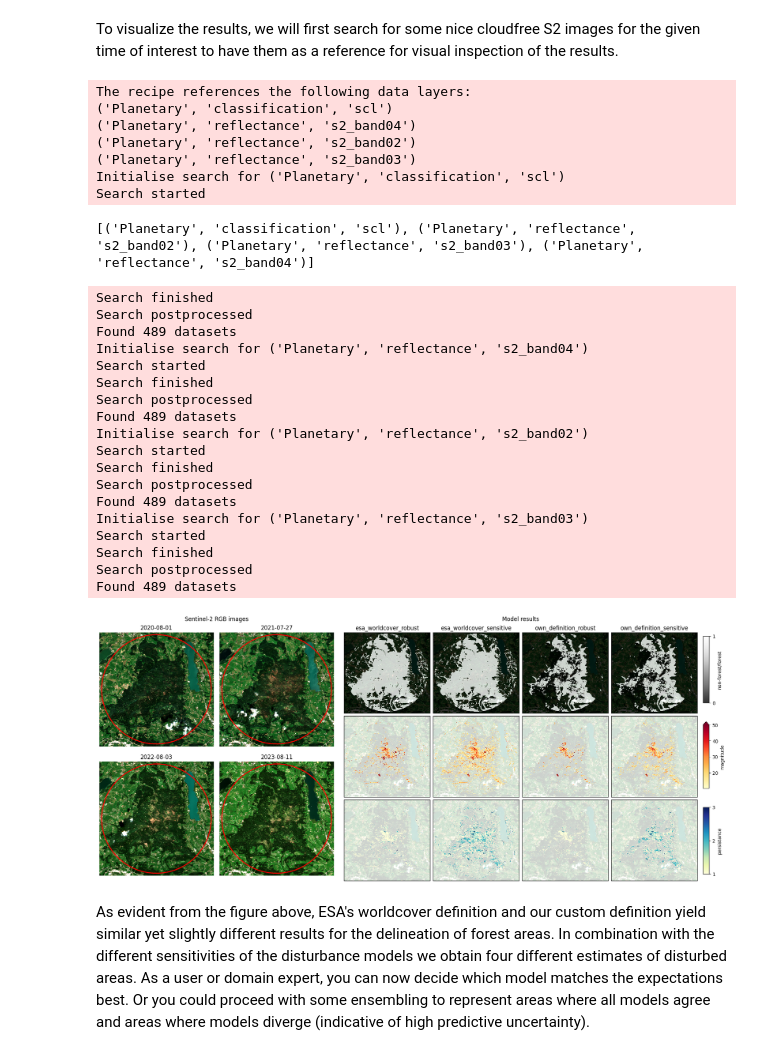
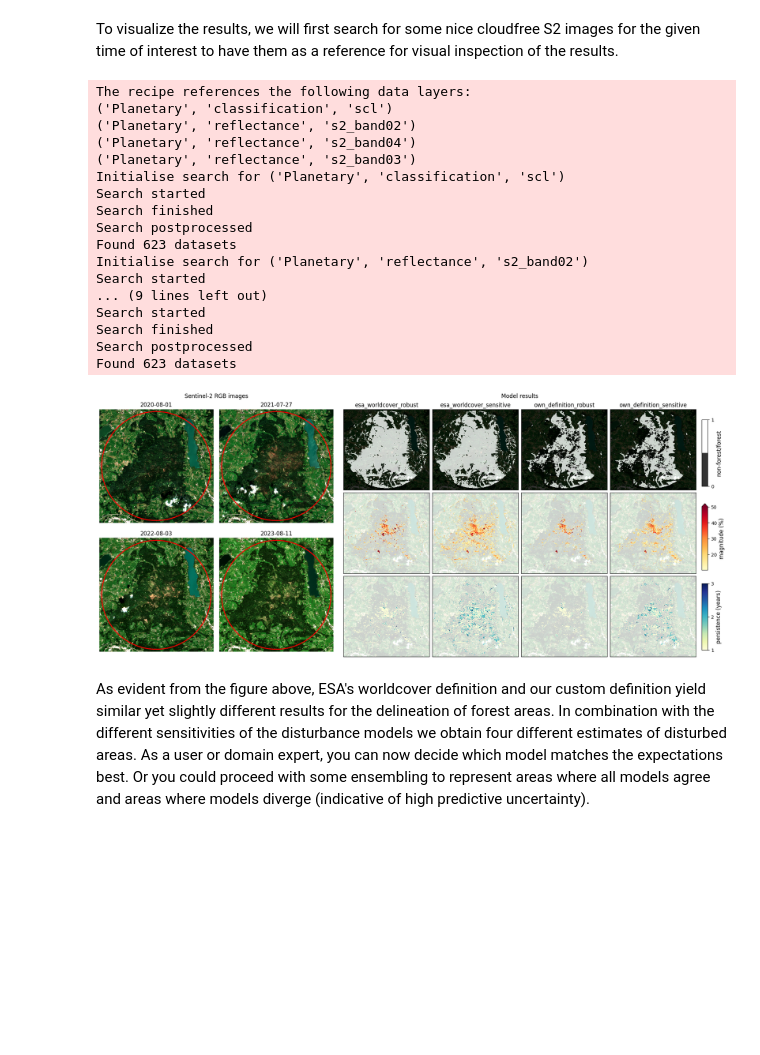
Before and after one commit to fkroeber/gsemantique, a Jupyter notebook: demo/example_forests.ipynb, the cells around one changed output. Drawn from its saved outputs; the diff is of its cells as text; code cells hidden in the pictures; blank space fills up the shorter version.

Commit message:
preview 0.40.6 (demo: example adjustments according to modified data repository) (#10)

```diff
--- a/demo/example_forests.ipynb
+++ b/demo/example_forests.ipynb
@@ -435,6 +457,21 @@ fdr.search_auto(
     recipe,
     mapping
 )
+
+# remove duplicate time steps
+ids_sel = (
+    pd.DataFrame(
+        {
+            "id": np.arange(len(fdr.item_coll)),
+            "datetime": pd.to_datetime([x.properties["datetime"] for x in fdr.item_coll]),
+        }
+    )
+    .groupby("datetime")
+    .first()["id"]
+    .sort_values()
+    .values
+)
+fdr.item_coll = [x for i, x in enumerate(fdr.item_coll) if i in ids_sel]
 
 # stack results to single array
 arr = stackstac.stack(
@@ -472,7 +509,7 @@ axsLeft = subfigs[0].subplots(2, 2)
 axsRight = subfigs[1].subplots(3, 4)
 
 subfigs[0].suptitle('Sentinel-2 RGB images')
-rgb_arr = arr[arr.id.isin(final_filtered_scenes.id)].sel(band=["B04", "B03", "B02"])
+rgb_arr = arr[arr.time.isin(final_filtered_scenes.time)].sel(band=["B04", "B03", "B02"])
 for i, time in enumerate(rgb_arr.time):
     t_arr = rgb_arr.sel(time=time)
     vmin, vmax = np.nanquantile(np.array(t_arr), [0.01, 0.99])
@@ -492,7 +529,14 @@ for f_def,f_v in forest_defs.items():
         status = rxr.open_rasterio(path_forest)
         status = status.rio.reproject_match(rgb_arr, nodata=0)
         rgb_arr.isel(time=0).plot.imshow(ax=axsRight[0, c], robust=True)
-        img1 = status[0].plot.imshow(cmap="Greys_r", ax=axsRight[0, c], add_colorbar=False, alpha=0.8)
+        img1 = status[0].plot.imshow(
+            cmap = ListedColormap(["black", "white"]),
+            ax = axsRight[0, c],
+            add_colorbar = False,
+            alpha = 0.8,
+            vmin = 0,
+            vmax = 1
+        )
         axsRight[0, c].set_title(None)
 
         # plot magnitude
@@ -507,59 +551,53 @@ for f_def,f_v in forest_defs.items():
         path_pers = f"results/{f_def}_{r_def}/persistance.tif"
         status = rxr.open_rasterio(path_pers)
         status = status.rio.reproject_match(rgb_arr, nodata=0)
         rgb_arr.isel(time=0).plot.imshow(ax=axsRight[2, c], robust=True, alpha=0.2)
         img3 = status[0].plot.imshow(cmap="YlGnBu", vmin=1, vmax=3, ax=axsRight[2, c], add_colorbar=False)
         axsRight[2, c].set_title(None)
         axsRight[0, c].set_title(f"{f_def}_{r_def}")
         c += 1
 
 for ax in axsRight.flat:
     ax.tick_params(right=False,top=False,left=False, bottom=False)
     ax.set_xlabel('')
     ax.set_ylabel('')
     ax.set_xticklabels([])
     ax.set_yticklabels([])
 
-cbar_ax1 = fig.add_axes([1.0075, 0.67, 0.01, 0.25])
+cbar_ax1 = fig.add_axes([1.0075, 0.645, 0.01, 0.25])
 cbar1 = fig.colorbar(img1, cax=cbar_ax1)
 cbar1.set_ticks([0, 1])
-cbar1.set_label('non-forest/forest')
+cbar1.set_label('non-forest/forest', fontsize=12)
 
-cbar_ax2 = fig.add_axes([1.0075, 0.35, 0.01, 0.25])
+cbar_ax2 = fig.add_axes([1.0075, 0.33, 0.01, 0.25])
 cbar2 = fig.colorbar(img2, cax=cbar_ax2, extend='max')
-cbar2.set_label('magnitude')
+cbar2.set_ticks([20, 30, 40, 50])
+cbar2.set_ticklabels(['20', '30', '40', '50'])
+cbar2.set_label('magnitude (%)',  fontsize=12)
 
 cbar_ax3 = fig.add_axes([1.0075, 0.03, 0.01, 0.25])
 cbar3 = fig.colorbar(img3, cax=cbar_ax3)
-cbar3.set_ticks([1,2,3])
-cbar3.set_label('persistance')
+cbar3.set_ticks([1, 2, 3])
+cbar3.set_ticklabels(['1', '2', '3'])
+cbar3.set_label('persistence (years)', fontsize=12)
 # %% [output]
 The recipe references the following data layers:
 ('Planetary', 'classification', 'scl')
+('Planetary', 'reflectance', 's2_band02')
 ('Planetary', 'reflectance', 's2_band04')
-('Planetary', 'reflectance', 's2_band02')
 ('Planetary', 'reflectance', 's2_band03')
 Initialise search for ('Planetary', 'classification', 'scl')
 Search started
+Search finished
+Search postprocessed
+Found 623 datasets
+Initialise search for ('Planetary', 'reflectance', 's2_band02')
+Search started
+... (9 lines left out)
+Search started
+Search finished
+Search postprocessed
+Found 623 datasets
-[('Planetary', 'classification', 'scl'), ('Planetary', 'reflectance', 's2_band02'), ('Planetary', 'reflectance', 's2_band03'), ('Planetary', 'reflectance', 's2_band04')]
-Search finished
-Search postprocessed
-Found 489 datasets
-Initialise search for ('Planetary', 'reflectance', 's2_band04')
-Search started
-Search finished
-Search postprocessed
-Found 489 datasets
-Initialise search for ('Planetary', 'reflectance', 's2_band02')
-Search started
-Search finished
-Search postprocessed
-Found 489 datasets
-Initialise search for ('Planetary', 'reflectance', 's2_band03')
-Search started
-Search finished
-Search postprocessed
-Found 489 datasets
-[figure, old version]
+[figure, new version]
 # %% [markdown]
 As evident from the figure above, ESA's worldcover definition and our custom definition yield similar yet slightly different results for the delineation of forest areas. In combination with the different sensitivities of the disturbance models we obtain four different estimates of disturbed areas. As a user or domain expert, you can now decide which model matches the expectations best. Or you could proceed with some ensembling to represent areas where all models agree and areas where models diverge (indicative of high predictive uncertainty).
```
Also changed, not shown: parts of 2 cells of this notebook.
